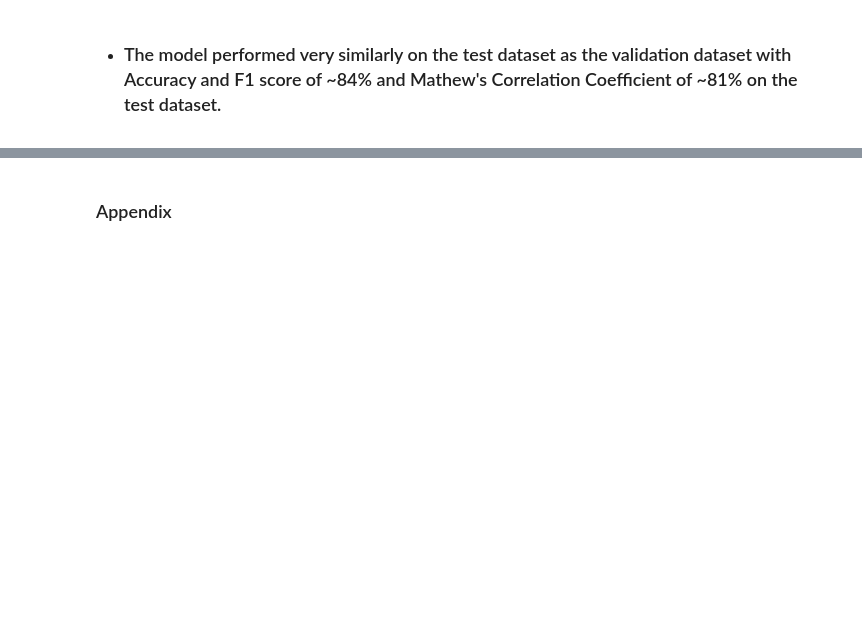
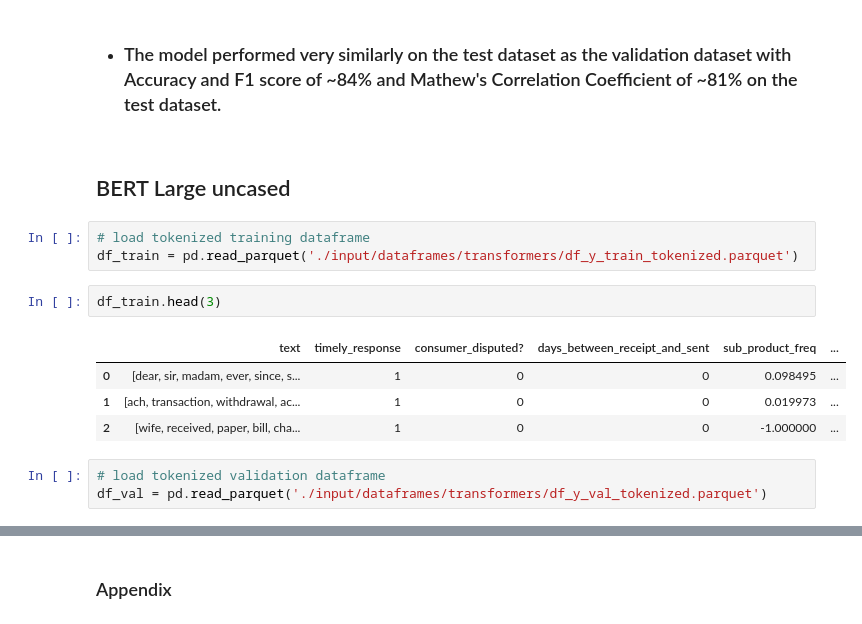
Before and after one commit to schellrw/consumer_complaints, a Jupyter notebook: 03_simpleTransformers.ipynb, the cells around one changed output, grey strips where cells are left out. Drawn from its saved outputs; the diff is of its cells as text; blank space fills up the shorter version.

Commit message:
run bert-large-uncased LLM

```diff
--- a/03_simpleTransformers.ipynb
+++ b/03_simpleTransformers.ipynb
@@ -803,3 +805,18 @@ print(model_outputs_test)
 print(wrong_predictions_test)
 # %% [markdown]
 - ### The model performed very similarly on the test dataset as the validation dataset with Accuracy and F1 score of ~84% and Mathew's Correlation Coefficient of ~81% on the test dataset.
+# %% [markdown]
+## BERT Large uncased
+# %%
+# load tokenized training dataframe
+df_train = pd.read_parquet('./input/dataframes/transformers/df_y_train_tokenized.parquet')
+# %%
+df_train.head(3)
+# %% [output]
+|  | text | timely_response | consumer_disputed? | days_between_receipt_and_sent | sub_product_freq | ... |
+| 0 | [dear, sir, madam, ever, since, s... | 1 | 0 | 0 | 0.098495 | ... |
+| 1 | [ach, transaction, withdrawal, ac... | 1 | 0 | 0 | 0.019973 | ... |
+| 2 | [wife, received, paper, bill, cha... | 1 | 0 | 0 | -1.000000 | ... |
+# %%
+# load tokenized validation dataframe
+df_val = pd.read_parquet('./input/dataframes/transformers/df_y_val_tokenized.parquet')
```
Also changed, not shown: parts of 22 cells of this notebook.
